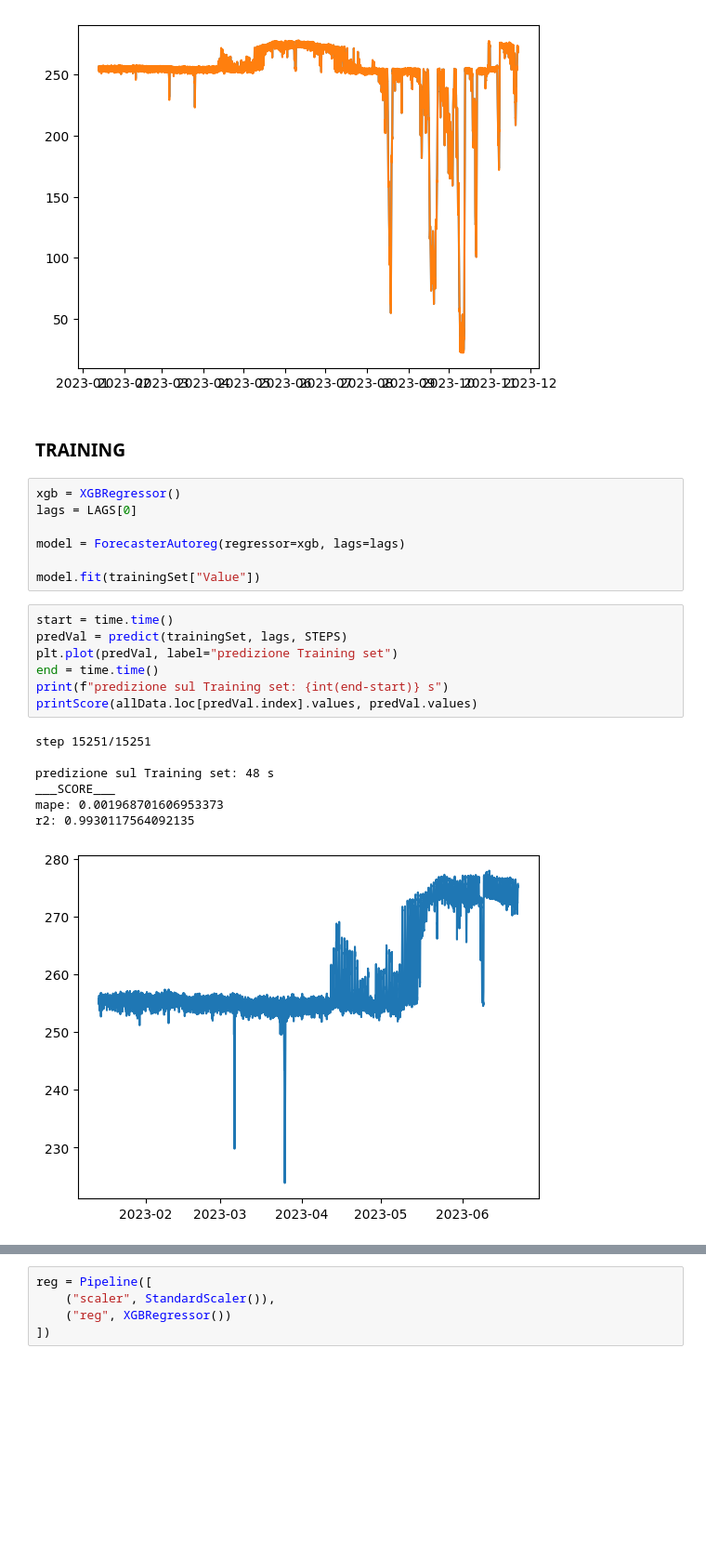
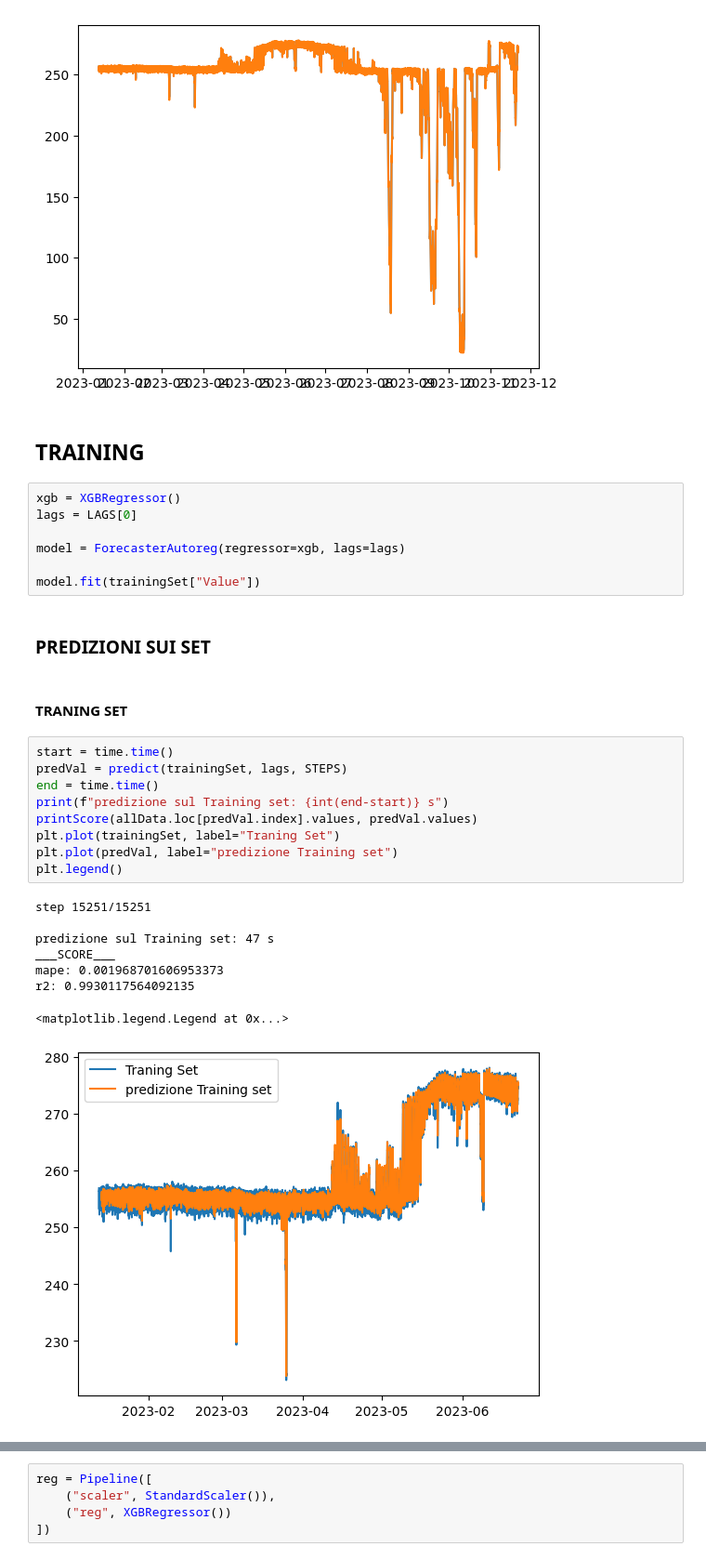
Before and after one commit to AleOmnicon/Tirocinio, a Jupyter notebook: Tests.ipynb, the cells around one changed output, grey strips where cells are left out. Shown: that part at 93% size. Saved outputs shown, nothing was run; the diff lists cells and outputs as text; blank space fills up the shorter version.

```diff
--- a/Tests.ipynb
+++ b/Tests.ipynb
@@ -75,7 +78,7 @@ plt.plot(allData)
 [<matplotlib.lines.Line2D at 0x...>]
 [figure]
 # %% [markdown]
-### TRAINING
+## TRAINING
 # %%
 xgb = XGBRegressor()
 lags = LAGS[0]
@@ -83,18 +86,25 @@ lags = LAGS[0]
 model = ForecasterAutoreg(regressor=xgb, lags=lags)
 
 model.fit(trainingSet["Value"])
+# %% [markdown]
+### PREDIZIONI SUI SET
+# %% [markdown]
+#### TRANING SET
 # %%
 start = time.time()
 predVal = predict(trainingSet, lags, STEPS)
-plt.plot(predVal, label="predizione Training set")
 end = time.time()
 print(f"predizione sul Training set: {int(end-start)} s")
 printScore(allData.loc[predVal.index].values, predVal.values)
+plt.plot(trainingSet, label="Traning Set")
+plt.plot(predVal, label="predizione Training set")
+plt.legend()
 # %% [output]
 step 15251/15251
 
-predizione sul Training set: 48 s
+predizione sul Training set: 47 s
 ___SCORE___
 mape: 0.001968701606953373
 r2: 0.9930117564092135
+<matplotlib.legend.Legend at 0x...>
-[figure, old version]
+[figure, new version]
```
Also changed, not shown: parts of 35 cells of this notebook, 1 other file.
